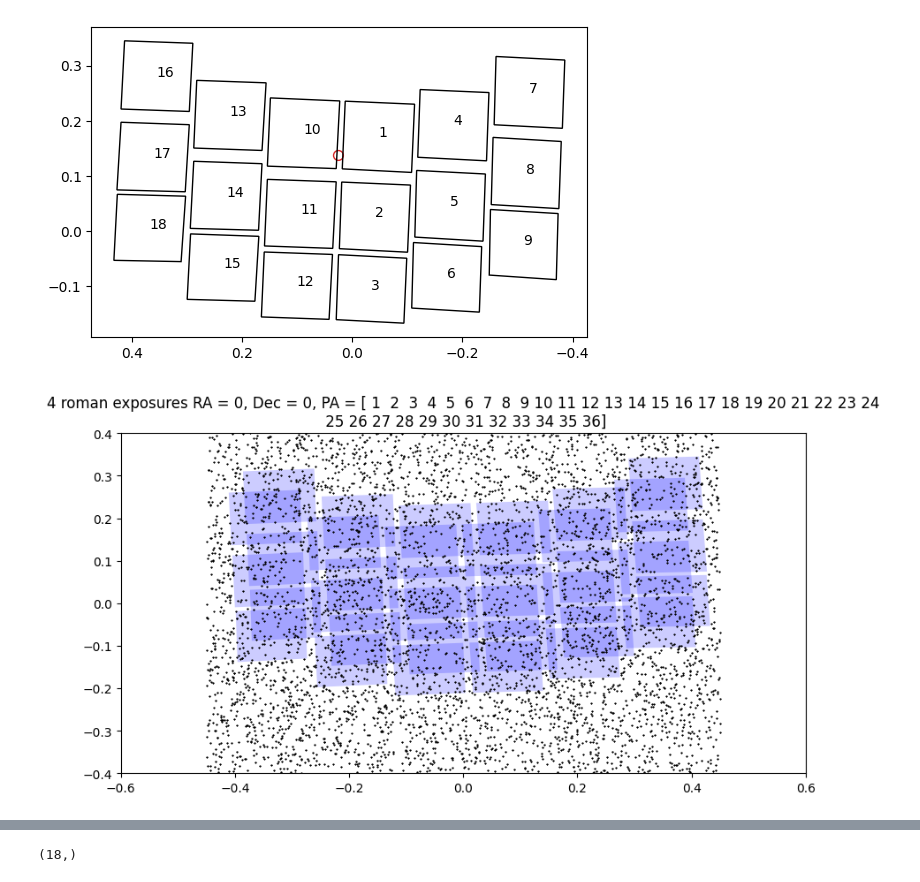
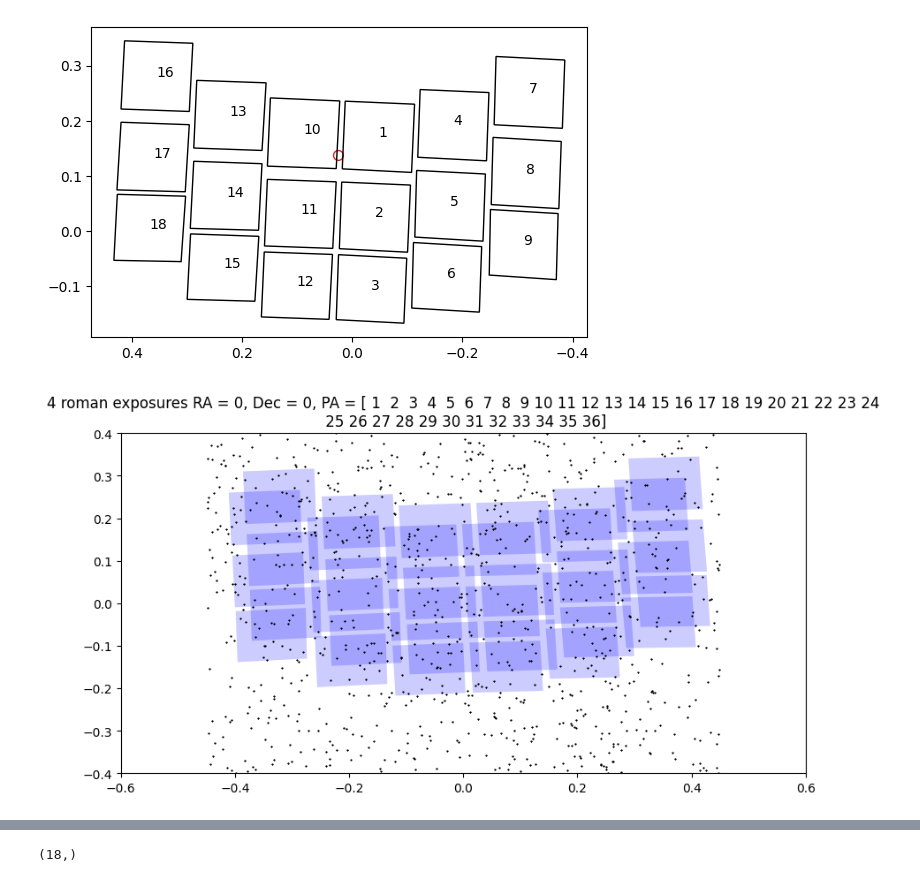
Before and after one commit to roman-grs-pit/relativefluxcalibration_test, a Jupyter notebook: wavelength_dependent_sca_grism_test.ipynb, the cells around one changed output, grey strips where cells are left out. Saved outputs shown, nothing was run; the diff lists cells and outputs as text; code cells hidden in the pictures.

```diff
--- a/wavelength_dependent_sca_grism_test.ipynb
+++ b/wavelength_dependent_sca_grism_test.ipynb
@@ -126,36 +126,36 @@ for i in range(len(pointing_coords)):
 fig, ax = plt.subplots(figsize = (10,5))
 
 ##sim parameters
-ns = 5000 # initial number of stars
+ns = 1000 # initial number of stars
 exp = np.arange(len(footprints))+1
 Nexp = len(exp)
 
 for footprint in exp:
   data = footprints[footprint]
   corners = data['vertices']
   polygon = patches.Polygon(corners, closed=True, alpha = 0.2, facecolor = 'blue')
 
   ax.add_patch(polygon)
 
 plt.title("4 roman exposures RA = 0, Dec = 0, PA = {}".format(exp))
 
 stars_x = (np.random.rand(ns) - 0.5)*0.9
 stars_y = (np.random.rand(ns) - 0.5)*0.8
 
 # stars_x = np.linspace(-0.5,0.5, 100)
 # stars_x = np.tile(stars_x, 100)
 # stars_y = np.linspace(-0.25,0.35,100)
 # stars_y = np.sort(np.repeat(stars_y, 100))
 
 plt.xlim(-0.6, 0.6)
 plt.ylim(-0.4, 0.4)
 
 plt.plot(stars_x, stars_y, "*", color = "black", markersize = 1)
 # plt.gca().invert_xaxis()
 # plt.plot(star[0], star[1], "*", color = "black", markersize = 3)
 plt.show()
 # %% [output]
-[figure, old version]
+[figure, new version]
 # %%
 #create lists of paths for exposures
 
```
Also changed, not shown: parts of 20 cells of this notebook, 1 other file.
